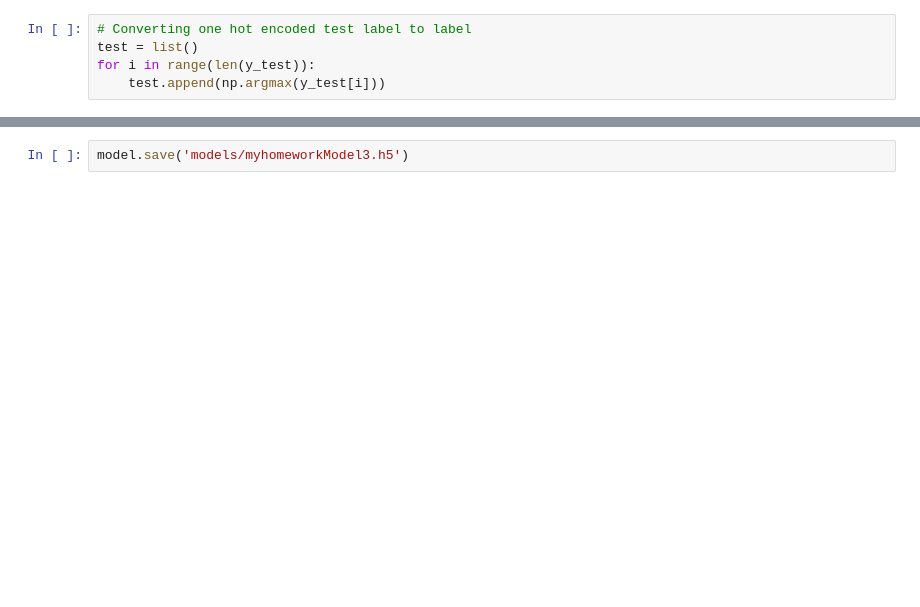
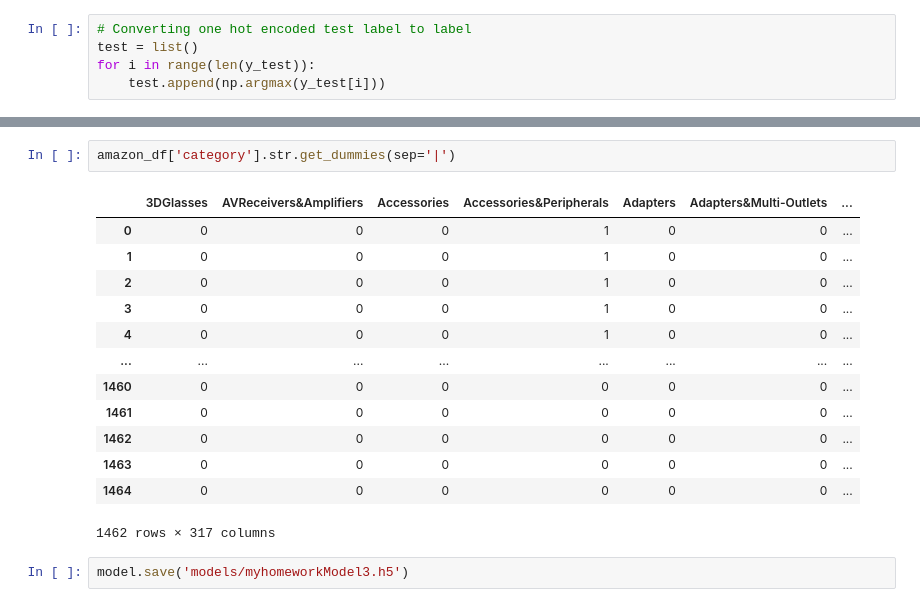
Before and after one commit to blackChan1234/AI, a Jupyter notebook: Basic_NN.ipynb, the cells around one changed output, grey strips where cells are left out. Saved outputs shown, nothing was run; the diff lists cells and outputs as text; blank space fills up the shorter version.

```diff
--- a/Basic_NN.ipynb
+++ b/Basic_NN.ipynb
@@ -630,2 +630,18 @@ plt.show()
+# %%
+amazon_df['category'].str.get_dummies(sep='|')
+# %% [output]
+|  | 3DGlasses | AVReceivers&Amplifiers | Accessories | Accessories&Peripherals | Adapters | Adapters&Multi-Outlets | ... |
+| 0 | 0 | 0 | 0 | 1 | 0 | 0 | ... |
+| 1 | 0 | 0 | 0 | 1 | 0 | 0 | ... |
+| 2 | 0 | 0 | 0 | 1 | 0 | 0 | ... |
+| 3 | 0 | 0 | 0 | 1 | 0 | 0 | ... |
+| 4 | 0 | 0 | 0 | 1 | 0 | 0 | ... |
+| ... | ... | ... | ... | ... | ... | ... | ... |
+| 1460 | 0 | 0 | 0 | 0 | 0 | 0 | ... |
+| 1461 | 0 | 0 | 0 | 0 | 0 | 0 | ... |
+| 1462 | 0 | 0 | 0 | 0 | 0 | 0 | ... |
+| 1463 | 0 | 0 | 0 | 0 | 0 | 0 | ... |
+| 1464 | 0 | 0 | 0 | 0 | 0 | 0 | ... |
+1462 rows × 317 columns
 # %%
 model.save('models/myhomeworkModel3.h5')
```
Also changed, not shown: parts of 20 cells of this notebook, 1 other file.
